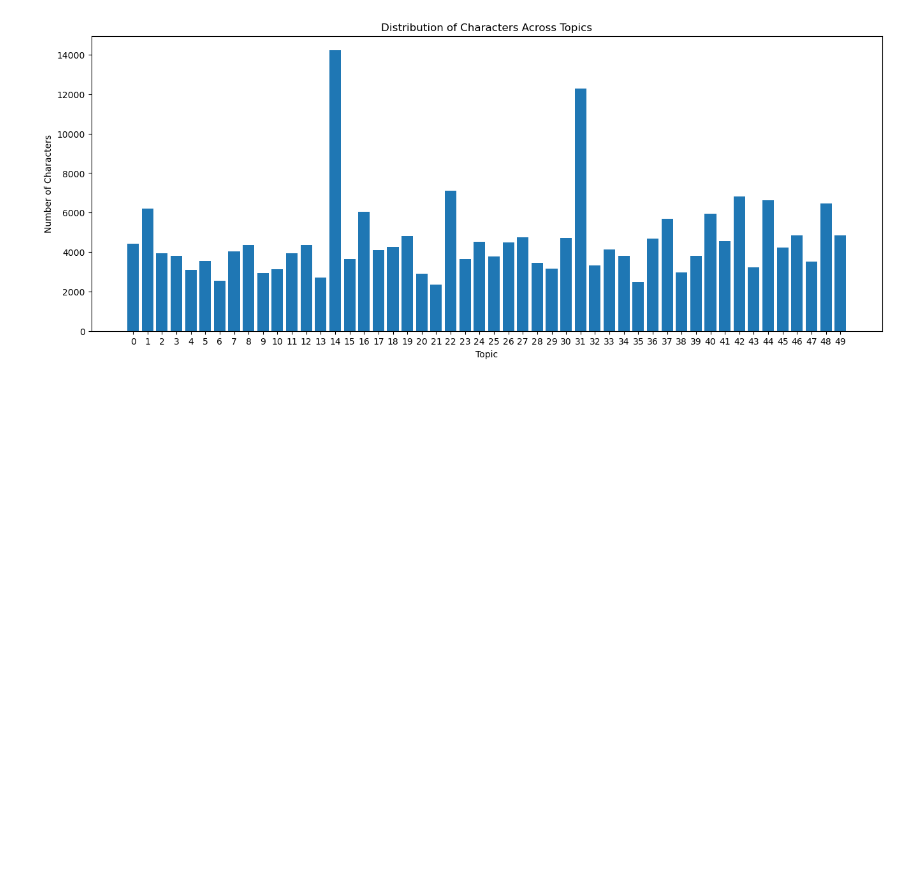
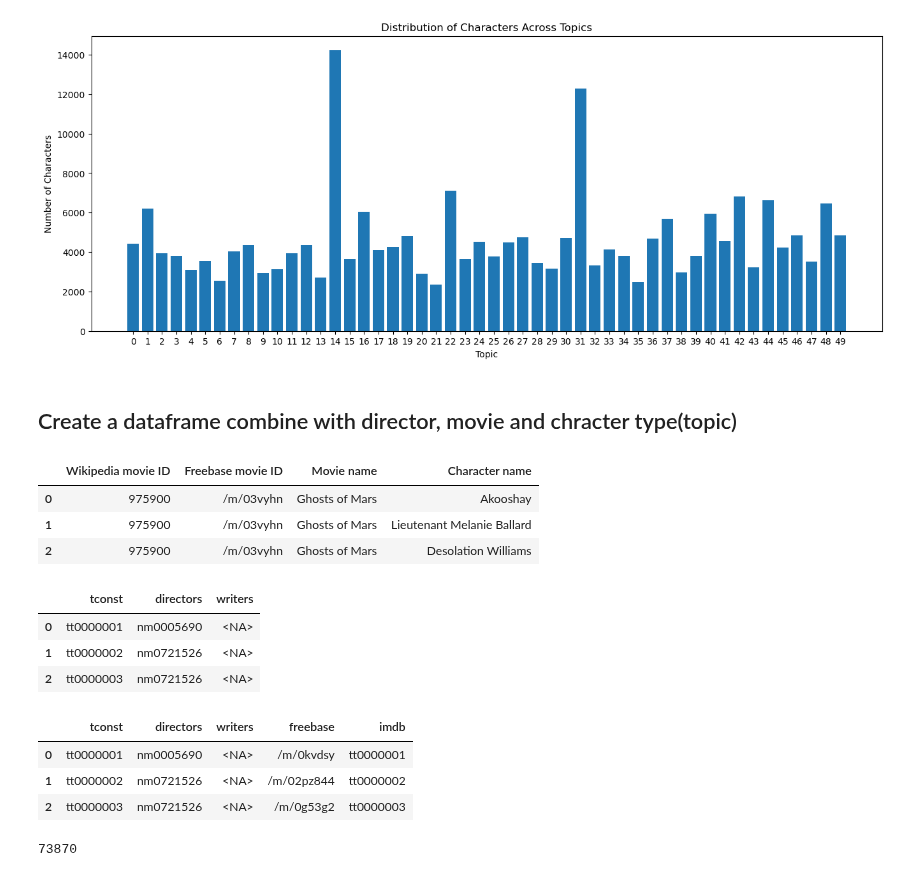
Before and after one commit to epfl-ada/ada-2023-project-crunchychicken, a Jupyter notebook: pipelines/Annotations to Personas (2023) _update.ipynb, the cells around one changed output. Drawn from its saved outputs; the diff is of its cells as text; code cells hidden in the pictures; blank space fills up the shorter version.

```diff
--- a/pipelines/Annotations to Personas (2023) _update.ipynb
+++ b/pipelines/Annotations to Personas (2023) _update.ipynb
@@ -451,3 +451,5 @@ plt.xticks(topic_counts.index)
 plt.show()
 # %% [output]
 [figure]
+# %% [markdown]
+## Create a dataframe combine with director, movie and chracter type(topic)
@@ -453,0 +484,39 @@ plt.show()
+# %%
+# Merge the two dataframes to get a dataframe with the character name and the movie name
+cmu_characters_movie = pd.merge(cmu_characters, cmu_movies, on=["Wikipedia movie ID", "Freebase movie ID"])
+# Keep only the columns we need: "Wikipedia movie ID", "Freebase movie ID", "Movie name", "Character name"
+cmu_characters_movie = cmu_characters_movie[["Wikipedia movie ID", "Freebase movie ID", "Movie name", "Character name"]]
+cmu_characters_movie.head(3)
+# %% [output]
+|  | Wikipedia movie ID | Freebase movie ID | Movie name | Character name |
+| 0 | 975900 | /m/03vyhn | Ghosts of Mars | Akooshay |
+| 1 | 975900 | /m/03vyhn | Ghosts of Mars | Lieutenant Melanie Ballard |
+| 2 | 975900 | /m/03vyhn | Ghosts of Mars | Desolation Williams |
+# %%
+imdb_crew = read_dataframe(name='imdb/crew')
+imdb_crew.head(3)
+# %% [output]
+|  | tconst | directors | writers |
+| 0 | tt0000001 | nm0005690 | <NA> |
+| 1 | tt0000002 | nm0721526 | <NA> |
+| 2 | tt0000003 | nm0721526 | <NA> |
+# %%
+# TODO: update mapping method using here, seems Sepher is updating now, now the one using is wp2imdb_02 (wrote in 2023/Dec/06)
+
+mapping_02 = read_dataframe(name='mapping_freebase_imdb')
+
+imdb_crew_exploded = imdb_crew.copy()
+
+merged_ipe = pd.merge(imdb_crew_exploded, mapping_02, how='inner', left_on='tconst', right_on='imdb')
+# merged_ipe.head(3)
+
+matched_imdb_crew = merged_ipe.drop_duplicates(subset=['tconst','directors'], keep='first')
+
+display(matched_imdb_crew.head(3))
+print(len(matched_imdb_crew))
+# %% [output]
+|  | tconst | directors | writers | freebase | imdb |
+| 0 | tt0000001 | nm0005690 | <NA> | /m/0kvdsy | tt0000001 |
+| 1 | tt0000002 | nm0721526 | <NA> | /m/02pz844 | tt0000002 |
+| 2 | tt0000003 | nm0721526 | <NA> | /m/0g53g2 | tt0000003 |
+73870
```
Also changed, not shown: parts of 4 cells of this notebook.
